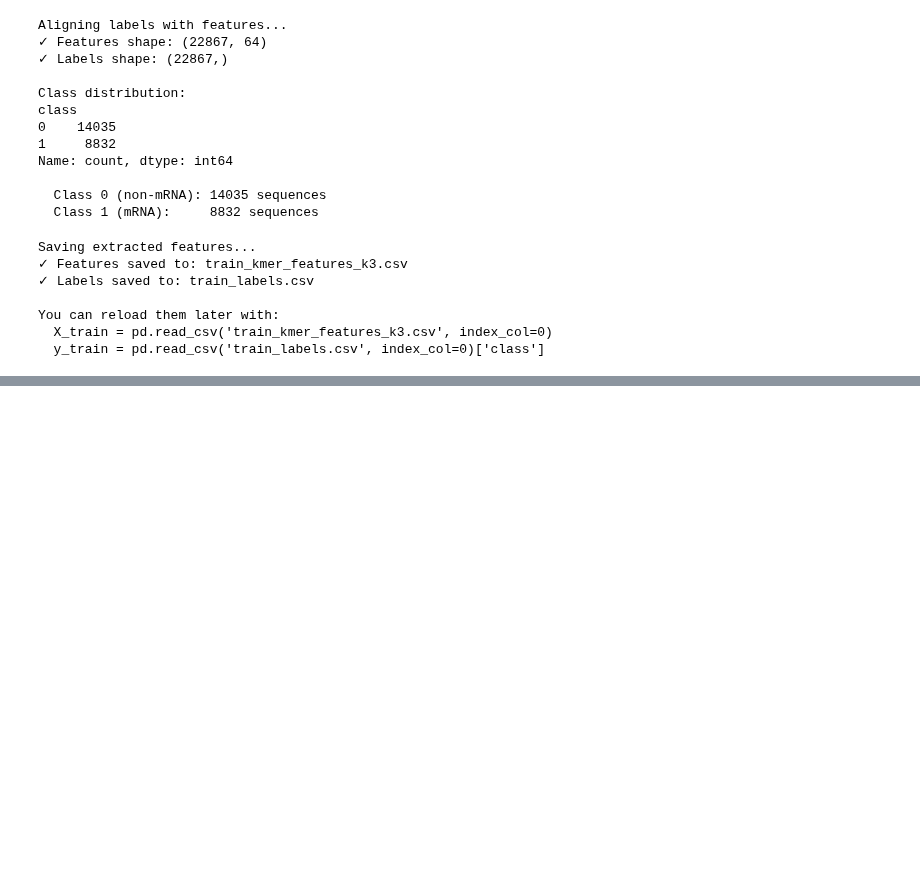
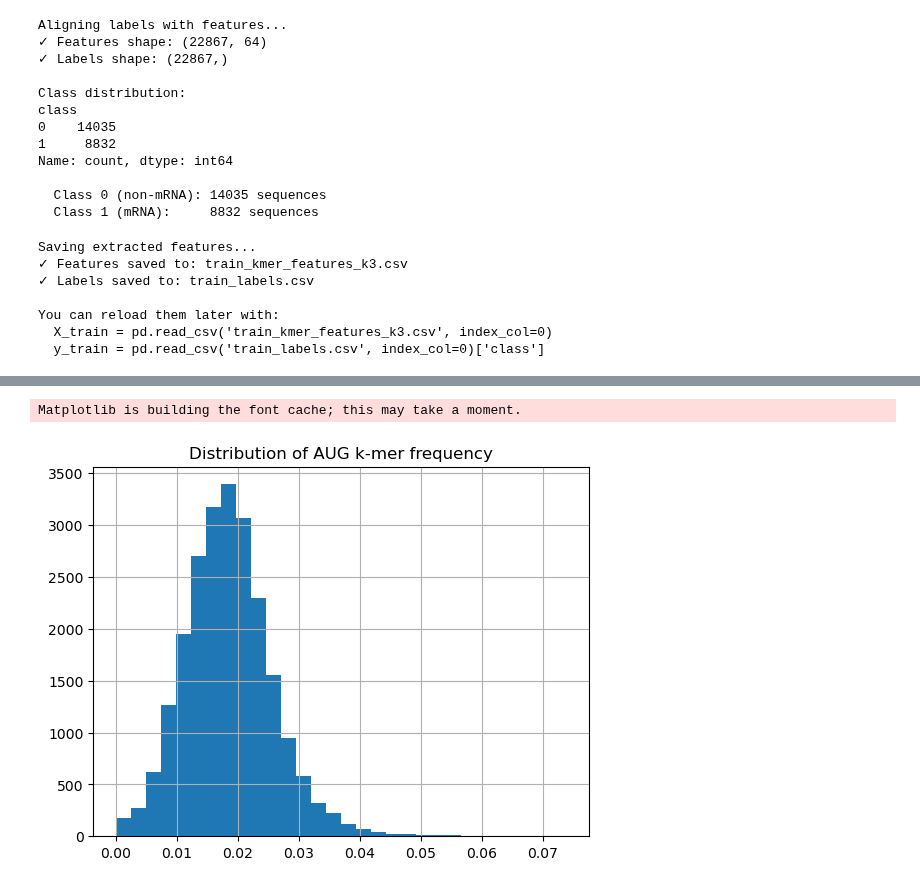
Before and after one commit to KalyaniVijayPakhale/MSI5001-Group-Project, a Jupyter notebook: Jyupter-Test.ipynb, the cells around one changed output, grey strips where cells are left out. Saved outputs shown, nothing was run; the diff lists cells and outputs as text; code cells hidden in the pictures; blank space fills up the shorter version.

Commit message:
Added cleaned k-mer feature extraction notebook

```diff
--- a/Jyupter-Test.ipynb
+++ b/Jyupter-Test.ipynb
@@ -186,0 +227,30 @@ You can reload them later with:
+# %%
+# List of all possible k-mers
+from itertools import product
+def generate_kmers(k):
+    return [''.join(p) for p in product('AUGC', repeat=k)]
+
+# Feature extraction on many sequences
+def create_kmer_features_cleaned(sequences, k=3):
+    all_kmers = generate_kmers(k)
+    features = []
+    total_valid_windows = []
+
+    for seq_id, seq in sequences.items():
+        kmer_counts, valid_kmer_count = extract_kmer_features_cleaned(seq, k)
+        # Frequencies for each possible k-mer
+        if valid_kmer_count == 0:
+            feature_vector = [0]*len(all_kmers)
+        else:
+            feature_vector = [kmer_counts.get(kmer,0)/valid_kmer_count for kmer in all_kmers]
+        features.append(feature_vector)
+        total_valid_windows.append(valid_kmer_count)
+
+    df_features = pd.DataFrame(features, columns=all_kmers, index=list(sequences.keys()))
+    return df_features, total_valid_windows
+
+# TRY IT OUT
+sequences = {'seq1': 'GCTRYNTGCGGT', 'seq2': 'AUGCAUGCC'}
+X_test, valid_windows = create_kmer_features_cleaned(sequences, k=3)
+print(X_test)
+print("Valid window counts:", valid_windows)
@@ -186,0 +268,5 @@ You can reload them later with:
+# %%
+# Assume you have read_fasta from before
+train_sequences = read_fasta('training.fa')
+X_train, valid_windows = create_kmer_features_cleaned(train_sequences, k=3)
+print(X_train.shape) # Should match before, but now valid-frequencies
@@ -186,0 +300,8 @@ You can reload them later with:
+# %%
+import matplotlib.pyplot as plt
+X_train['AUG'].hist(bins=30)
+plt.title('Distribution of AUG k-mer frequency')
+plt.show()
+# %% [output]
+Matplotlib is building the font cache; this may take a moment.
+[figure, added]
```
Also changed, not shown: parts of 7 cells of this notebook.
